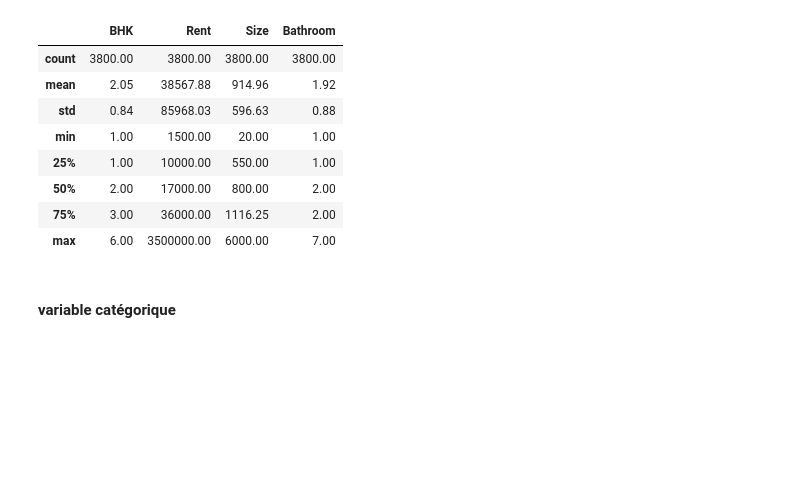
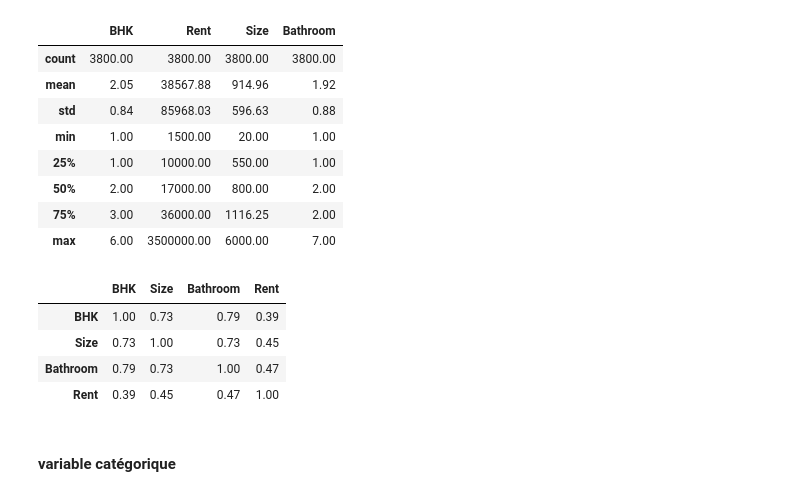
Before and after one commit to jflorescuba/Machine_learning, a Jupyter notebook: Regression_linéaire/House_rent/House_rent.ipynb, the cells around one changed output. Drawn from its saved outputs; the diff is of its cells as text; code cells hidden in the pictures; blank space fills up the shorter version.

```diff
--- a/House_rent/House_rent.ipynb
+++ b/Regression_linéaire/House_rent/House_rent.ipynb
@@ -136,6 +138,15 @@ data_train.describe().round(2)
 | 50% | 2.00 | 17000.00 | 800.00 | 2.00 |
 | 75% | 3.00 | 36000.00 | 1116.25 | 2.00 |
 | max | 6.00 | 3500000.00 | 6000.00 | 7.00 |
+# %%
+train_corr = data_train[["BHK","Size","Bathroom","Rent"]]
+train_corr.corr().round(2)
+# %% [output]
+|  | BHK | Size | Bathroom | Rent |
+| BHK | 1.00 | 0.73 | 0.79 | 0.39 |
+| Size | 0.73 | 1.00 | 0.73 | 0.45 |
+| Bathroom | 0.79 | 0.73 | 1.00 | 0.47 |
+| Rent | 0.39 | 0.45 | 0.47 | 1.00 |
 # %% [markdown]
 #### variable catégorique
 # %%
```
Also changed, not shown: parts of 12 cells of this notebook, 6 other files.
